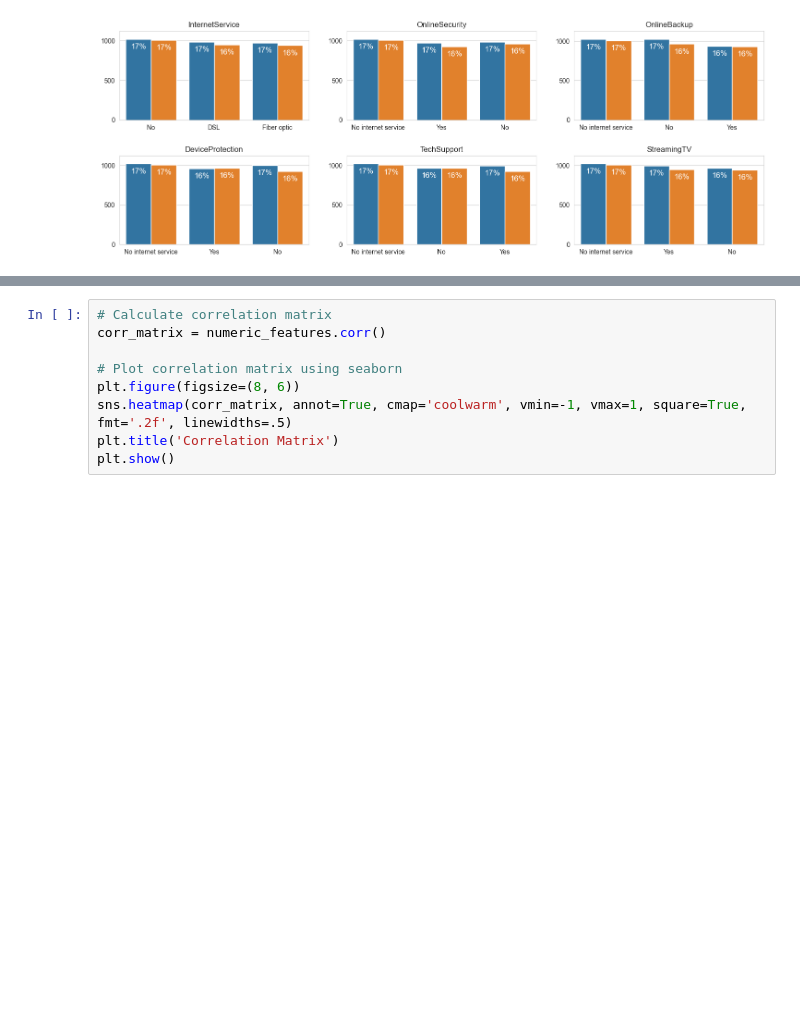
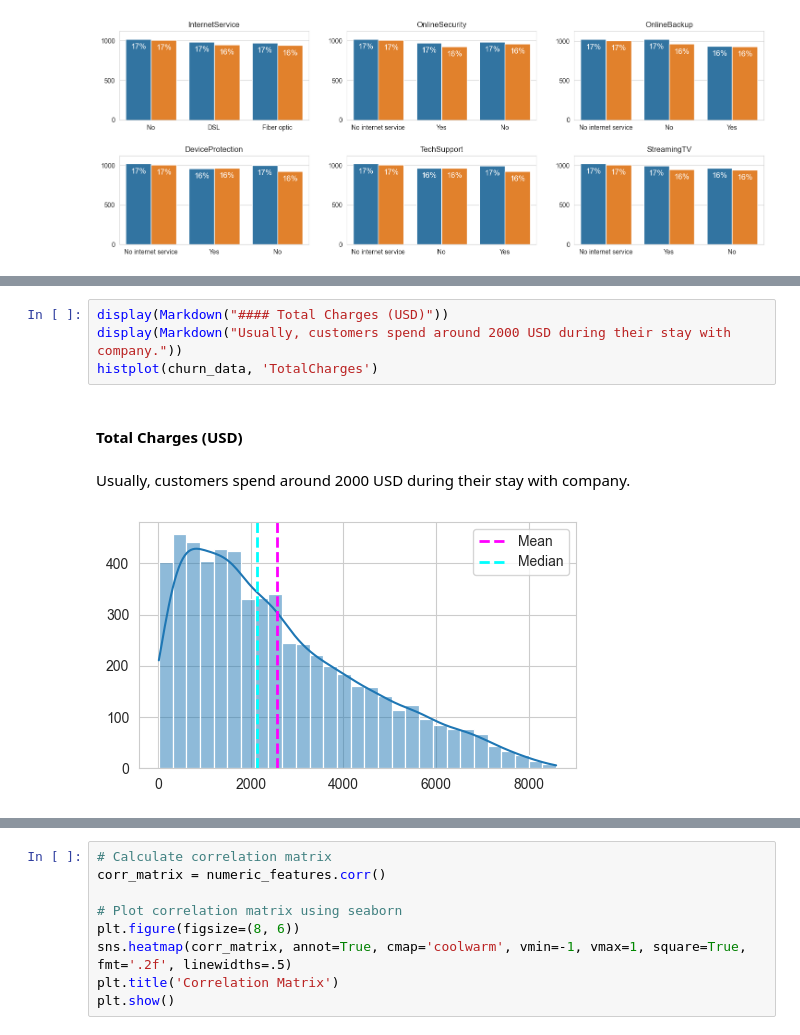
Before and after one commit to huixincai/customer-churn-analysis, a Jupyter notebook: Customer-churn-Analysis.ipynb, the cells around one changed output, grey strips where cells are left out. Saved outputs shown, nothing was run; the diff lists cells and outputs as text; blank space fills up the shorter version.

```diff
--- a/Customer-churn-Analysis.ipynb
+++ b/Customer-churn-Analysis.ipynb
@@ -277,3 +301,11 @@ NameError: name 'numeric_features' is not defined
+# %%
+display(Markdown("#### Total Charges (USD)"))
+display(Markdown("Usually, customers spend around 2000 USD during their stay with company."))
+histplot(churn_data, 'TotalCharges')
+# %% [output]
+#### Total Charges (USD)
+Usually, customers spend around 2000 USD during their stay with company.
+[figure, added]
 # %%
 for col in cat_features:
     plt.figure(figsize=(8, 6))
```
Also changed, not shown: parts of 6 cells of this notebook.
